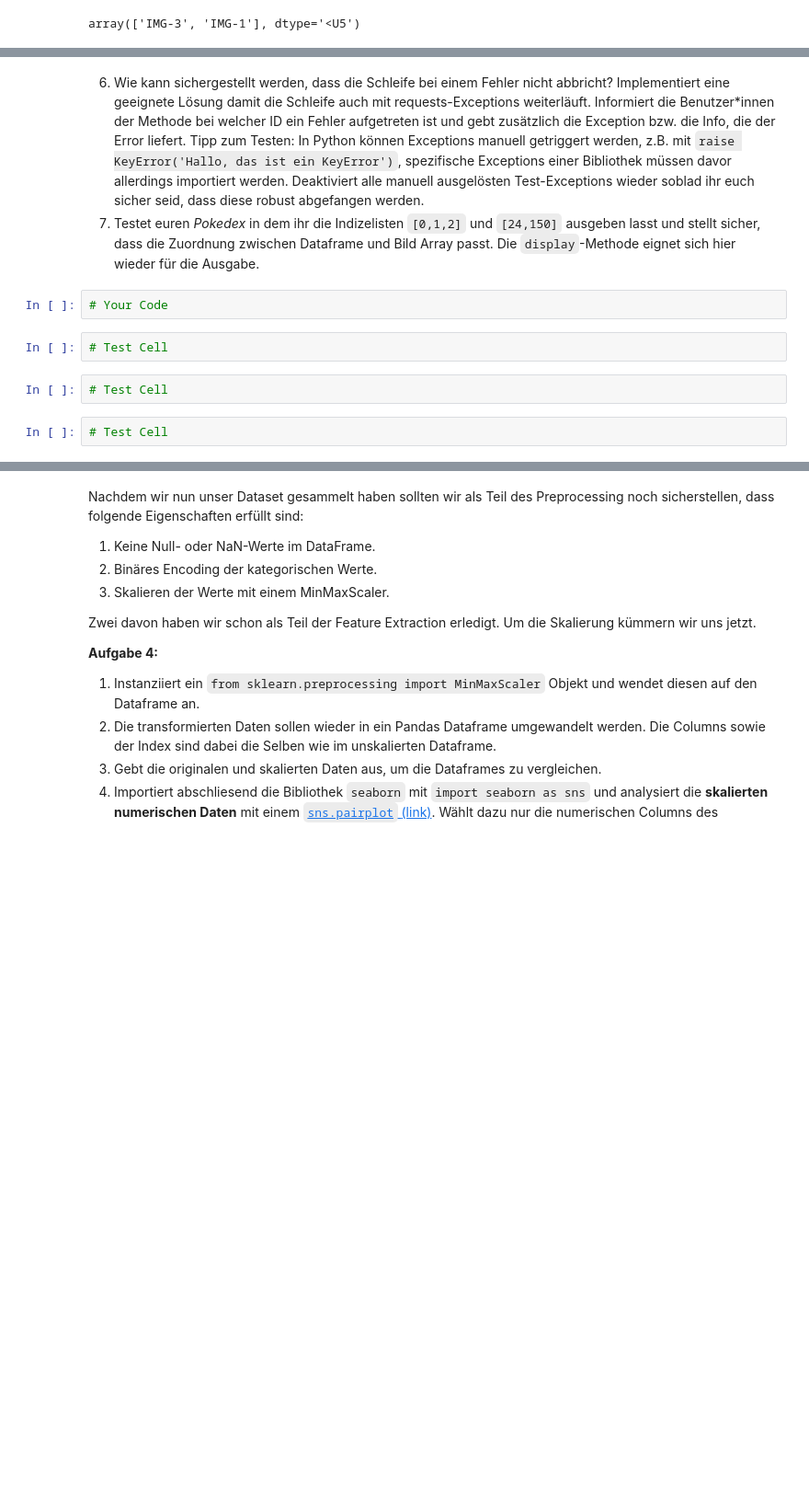
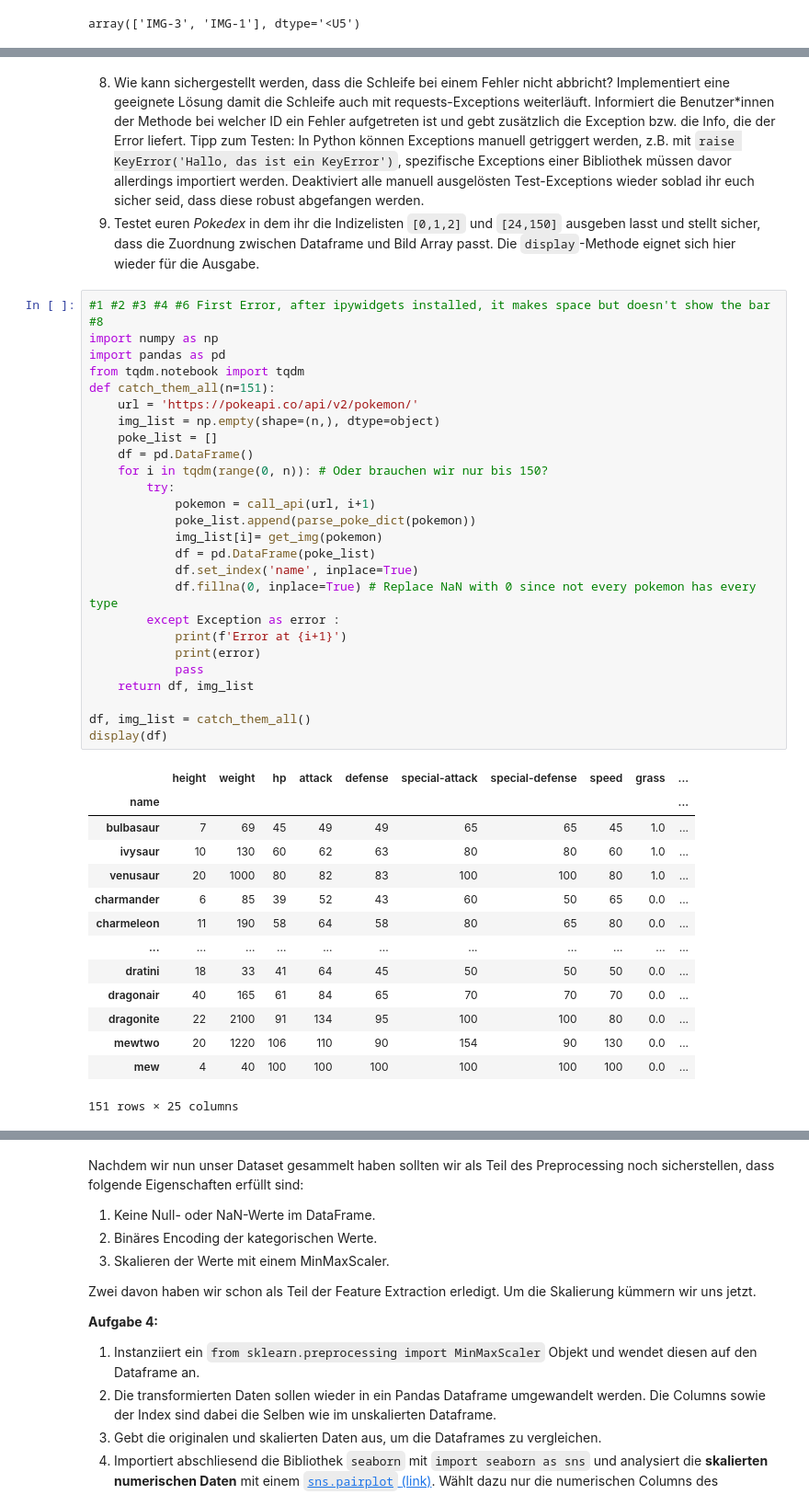
Before and after one commit to Branchverse/datamininglecture, a Jupyter notebook: 4_pokemon_clustering/VersuchPokemonClustering.ipynb, the cells around one changed output, grey strips where cells are left out. Shown at 92% size. Saved outputs shown, nothing was run; the diff lists cells and outputs as text; blank space fills up the shorter version.

```diff
--- a/4_pokemon_clustering/VersuchPokemonClustering.ipynb
+++ b/4_pokemon_clustering/VersuchPokemonClustering.ipynb
@@ -159,11 +246,44 @@ array(['IMG-3', 'IMG-1'], dtype='<U5')
 # %% [markdown]
-6. Wie kann sichergestellt werden, dass die Schleife bei einem Fehler nicht abbricht? Implementiert eine geeignete Lösung damit die Schleife auch mit requests-Exceptions weiterläuft. Informiert die Benutzer*innen der Methode bei welcher ID ein Fehler aufgetreten ist und gebt zusätzlich die Exception bzw. die Info, die der Error liefert. Tipp zum Testen: In Python können Exceptions manuell getriggert werden, z.B. mit `raise KeyError('Hallo, das ist ein KeyError')`, spezifische Exceptions einer Bibliothek müssen davor allerdings importiert werden. Deaktiviert alle manuell ausgelösten Test-Exceptions wieder soblad ihr euch sicher seid, dass diese robust abgefangen werden.
-7. Testet euren *Pokedex* in dem ihr die Indizelisten `[0,1,2]` und `[24,150]` ausgeben lasst und stellt sicher, dass die Zuordnung zwischen Dataframe und Bild Array passt. Die `display`-Methode eignet sich hier wieder für die Ausgabe.
+8. Wie kann sichergestellt werden, dass die Schleife bei einem Fehler nicht abbricht? Implementiert eine geeignete Lösung damit die Schleife auch mit requests-Exceptions weiterläuft. Informiert die Benutzer*innen der Methode bei welcher ID ein Fehler aufgetreten ist und gebt zusätzlich die Exception bzw. die Info, die der Error liefert. Tipp zum Testen: In Python können Exceptions manuell getriggert werden, z.B. mit `raise KeyError('Hallo, das ist ein KeyError')`, spezifische Exceptions einer Bibliothek müssen davor allerdings importiert werden. Deaktiviert alle manuell ausgelösten Test-Exceptions wieder soblad ihr euch sicher seid, dass diese robust abgefangen werden.
+9. Testet euren *Pokedex* in dem ihr die Indizelisten `[0,1,2]` und `[24,150]` ausgeben lasst und stellt sicher, dass die Zuordnung zwischen Dataframe und Bild Array passt. Die `display`-Methode eignet sich hier wieder für die Ausgabe.
-# %%
-# Your Code
-# %%
-# Test Cell
-# %%
-# Test Cell
-# %%
-# Test Cell
+# %%
+#1 #2 #3 #4 #6 First Error, after ipywidgets installed, it makes space but doesn't show the bar #8
+import numpy as np
+import pandas as pd
+from tqdm.notebook import tqdm
+def catch_them_all(n=151):
+    url = 'https://pokeapi.co/api/v2/pokemon/'
+    img_list = np.empty(shape=(n,), dtype=object)
+    poke_list = []
+    df = pd.DataFrame()
+    for i in tqdm(range(0, n)): # Oder brauchen wir nur bis 150?
+        try:
+            pokemon = call_api(url, i+1)
+            poke_list.append(parse_poke_dict(pokemon))
+            img_list[i]= get_img(pokemon)
+            df = pd.DataFrame(poke_list)
+            df.set_index('name', inplace=True)
+            df.fillna(0, inplace=True) # Replace NaN with 0 since not every pokemon has every type
+        except Exception as error :
+            print(f'Error at {i+1}')
+            print(error)
+            pass
+    return df, img_list
+
+df, img_list = catch_them_all()
+display(df)
+# %% [output]
+|  | height | weight | hp | attack | defense | special-attack | special-defense | speed | grass | ... |
+| name |  |  |  |  |  |  |  |  |  | ... |
+| bulbasaur | 7 | 69 | 45 | 49 | 49 | 65 | 65 | 45 | 1.0 | ... |
+| ivysaur | 10 | 130 | 60 | 62 | 63 | 80 | 80 | 60 | 1.0 | ... |
+| venusaur | 20 | 1000 | 80 | 82 | 83 | 100 | 100 | 80 | 1.0 | ... |
+| charmander | 6 | 85 | 39 | 52 | 43 | 60 | 50 | 65 | 0.0 | ... |
+| charmeleon | 11 | 190 | 58 | 64 | 58 | 80 | 65 | 80 | 0.0 | ... |
+| ... | ... | ... | ... | ... | ... | ... | ... | ... | ... | ... |
+| dratini | 18 | 33 | 41 | 64 | 45 | 50 | 50 | 50 | 0.0 | ... |
+| dragonair | 40 | 165 | 61 | 84 | 65 | 70 | 70 | 70 | 0.0 | ... |
+| dragonite | 22 | 2100 | 91 | 134 | 95 | 100 | 100 | 80 | 0.0 | ... |
+| mewtwo | 20 | 1220 | 106 | 110 | 90 | 154 | 90 | 130 | 0.0 | ... |
+| mew | 4 | 40 | 100 | 100 | 100 | 100 | 100 | 100 | 0.0 | ... |
+151 rows × 25 columns
```
Also changed, not shown: parts of 21 cells of this notebook.
